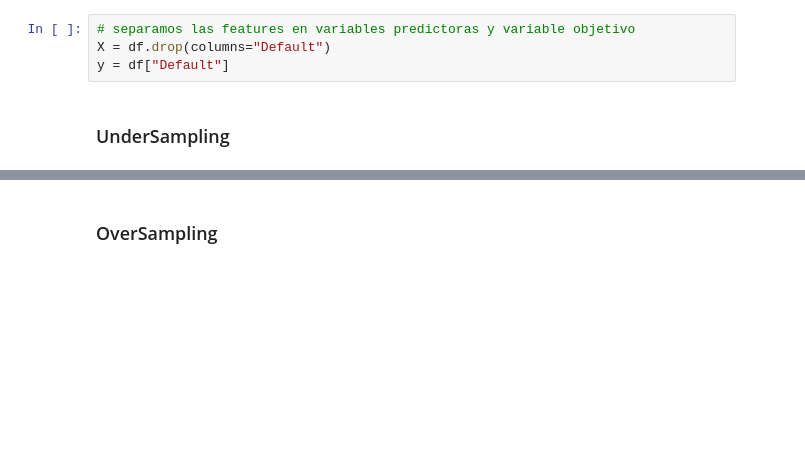
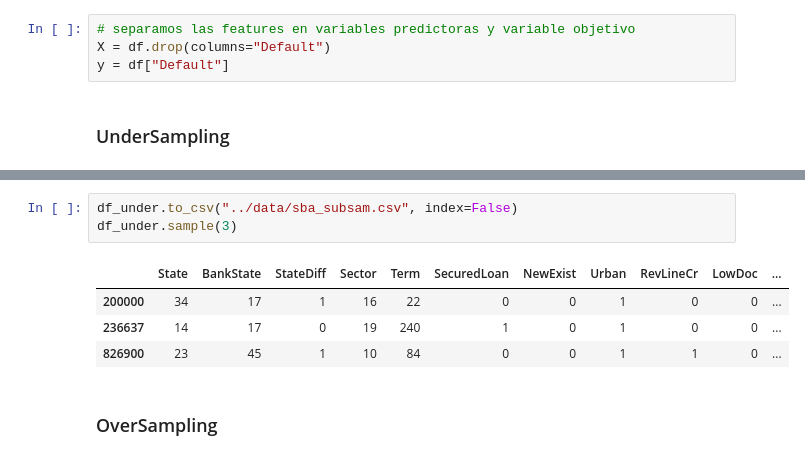
Before and after one commit to Ly-Ax/TFMasterIA, a Jupyter notebook: notebooks/preprocessing.ipynb, the cells around one changed output, grey strips where cells are left out. Cells and saved outputs as stored; diff of their text form; blank space fills up the shorter version.

```diff
--- a/notebooks/preprocessing.ipynb
+++ b/notebooks/preprocessing.ipynb
@@ -1019,3 +1017,11 @@ Name: count, dtype: int64
+# %%
+df_under.to_csv("../data/sba_subsam.csv", index=False)
+df_under.sample(3)
+# %% [output]
+|  | State | BankState | StateDiff | Sector | Term | SecuredLoan | NewExist | Urban | RevLineCr | LowDoc | ... |
+| 200000 | 34 | 17 | 1 | 16 | 22 | 0 | 0 | 1 | 0 | 0 | ... |
+| 236637 | 14 | 17 | 0 | 19 | 240 | 1 | 0 | 1 | 0 | 0 | ... |
+| 826900 | 23 | 45 | 1 | 10 | 84 | 0 | 0 | 1 | 1 | 0 | ... |
 # %% [markdown]
 ### OverSampling
 # %%
```
Also changed, not shown: parts of 2 cells of this notebook, 8 other files.
